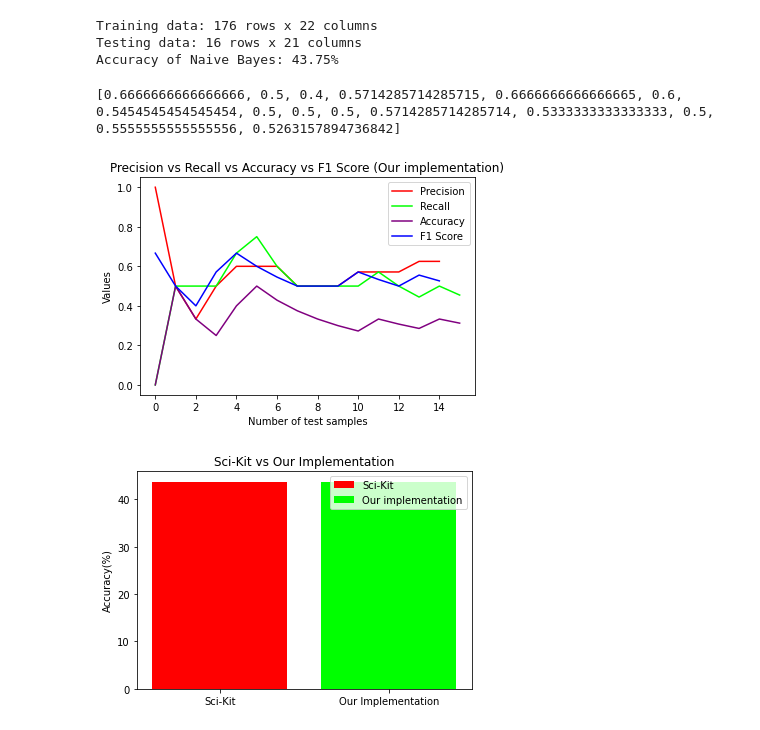
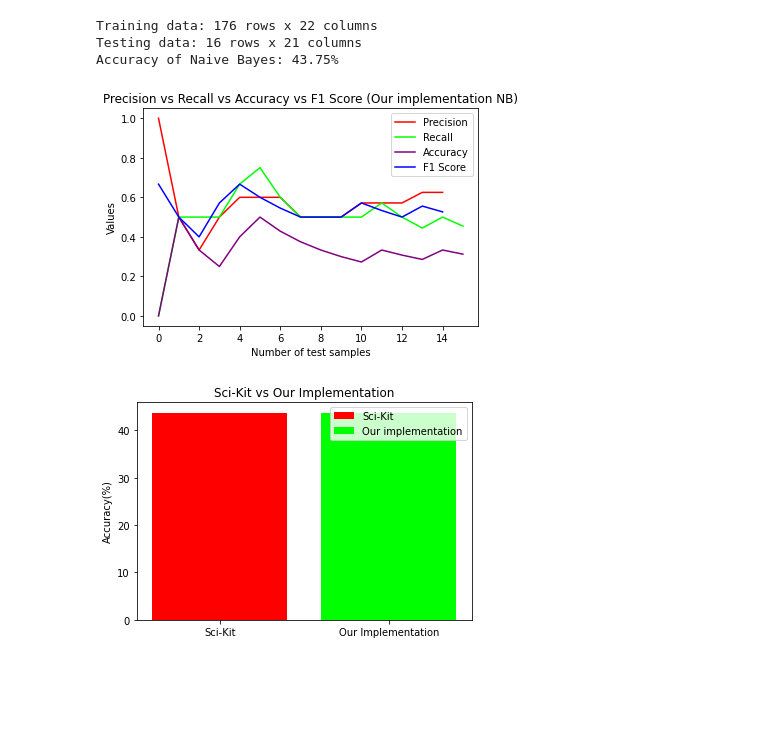
Before and after one commit to rajatjain007/FIFAWorldCupPrediction, a Jupyter notebook: NaiveBayes/phase2.ipynb, the cells around one changed output. Drawn from its saved outputs; the diff is of its cells as text; code cells hidden in the pictures; blank space fills up the shorter version.

```diff
--- a/NaiveBayes/phase2.ipynb
+++ b/NaiveBayes/phase2.ipynb
@@ -180,36 +180,35 @@ def precisionAndRecall(predictedValues):
 
         if(predictedValues[index]==0 and actualValues[index]==1):
             falseNegatives += 1
             calculatedPrecision = 0
             calculatedRecall = 0
             if(truePositives+falseNegatives!=0):
                 calculatedRecall = truePositives/(truePositives+falseNegatives)
                 recall.append(calculatedRecall)
             if(truePositives+falsePositives!=0):
                 calculatedPrecision = truePositives/(truePositives+falsePositives)
                 precision.append(calculatedPrecision)
             if(truePositives+trueNegatives+falseNegatives+falsePositives!=0):
                 accuracy.append(truePositives/(truePositives+trueNegatives+falseNegatives+falsePositives))
             if(calculatedRecall+calculatedPrecision!=0):
                 f1.append((2*calculatedPrecision*calculatedRecall)/(calculatedRecall+calculatedPrecision))
 
     return precision,recall,accuracy,f1
 
 precision, recall, accuracy, f1 = precisionAndRecall(predictions)
 
-plt.title("Precision vs Recall vs Accuracy vs F1 Score (Our implementation)")
+plt.title("Precision vs Recall vs Accuracy vs F1 Score (Our implementation NB)")
 plt.xlabel("Number of test samples")
 plt.ylabel("Values")
 plt.plot(precision,color = "red", label = "Precision")
 plt.plot(recall,color = "lime", label = "Recall")
 plt.plot(accuracy,color = "purple", label = "Accuracy")
 plt.plot(f1,color = "blue", label = "F1 Score")
 
 plt.legend()
 plt.show()
 # %% [output]
-[0.6666666666666666, 0.5, 0.4, 0.5714285714285715, 0.6666666666666665, 0.6, 0.5454545454545454, 0.5, 0.5, 0.5, 0.5714285714285714, 0.5333333333333333, 0.5, 0.5555555555555556, 0.5263157894736842]
-[figure, old version]
+[figure, new version]
 # %%
 # VISUALIZATION
 methods = ["Sci-Kit","Our Implementation"]
```
Also changed, not shown: 1 other file.
